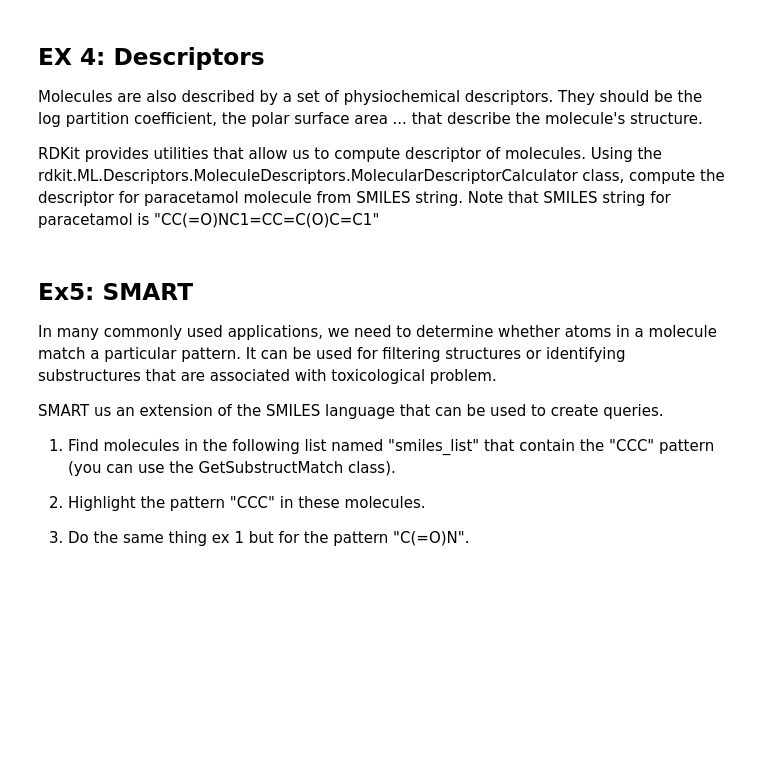
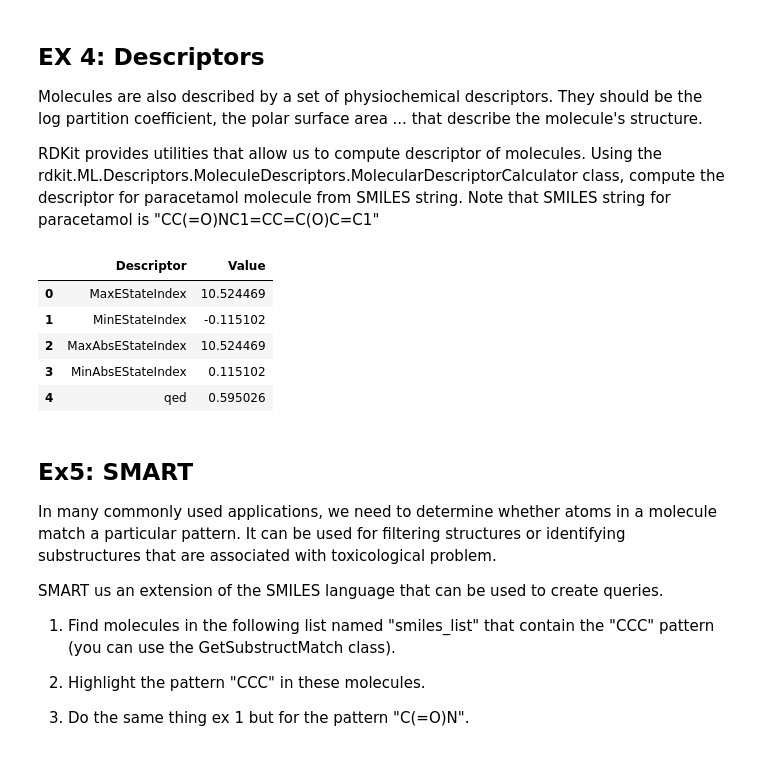
Before and after one commit to Bast-94/ML-BIO, a Jupyter notebook: 1_molecules_representations_etudiants.ipynb, the cells around one changed output. Cells and saved outputs as stored; diff of their text form; code cells hidden in the pictures; blank space fills up the shorter version.

```diff
--- a/1_molecules_representations_etudiants.ipynb
+++ b/1_molecules_representations_etudiants.ipynb
@@ -179,6 +179,23 @@ Molecules are also described by a set of physiochemical descriptors. They should
 
 RDKit provides utilities that allow us to compute descriptor of molecules.
 Using the rdkit.ML.Descriptors.MoleculeDescriptors.MolecularDescriptorCalculator class, compute the descriptor for paracetamol molecule from SMILES string. Note that SMILES string for paracetamol is "CC(=O)NC1=CC=C(O)C=C1"
+# %%
+from rdkit.ML.Descriptors.MoleculeDescriptors import MolecularDescriptorCalculator
+from rdkit.Chem import Descriptors
+import pandas as pd
+
+paracetamol = MolFromSmiles("CC(=O)NC1=CC=C(O)C=C1")
+desc_names = [desc_name for desc_name, _ in Descriptors.descList]
+description = MolecularDescriptorCalculator(desc_names).CalcDescriptors(paracetamol)
+df = pd.DataFrame({"Descriptor": desc_names, "Value": description})
+df.head()
+# %% [output]
+|  | Descriptor | Value |
+| 0 | MaxEStateIndex | 10.524469 |
+| 1 | MinEStateIndex | -0.115102 |
+| 2 | MaxAbsEStateIndex | 10.524469 |
+| 3 | MinAbsEStateIndex | 0.115102 |
+| 4 | qed | 0.595026 |
 # %% [markdown]
 ## Ex5: SMART
 
```
